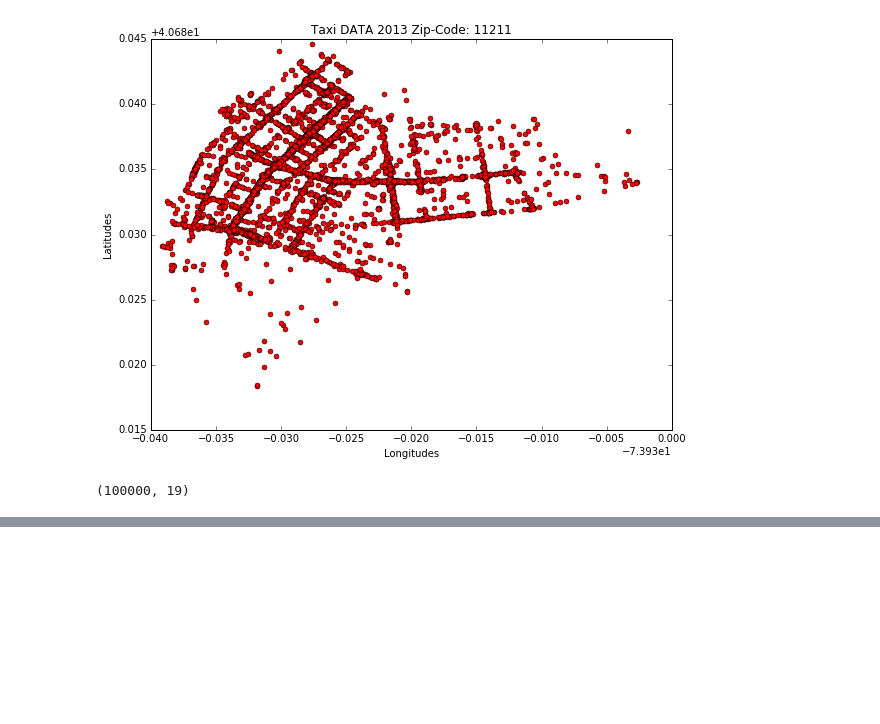
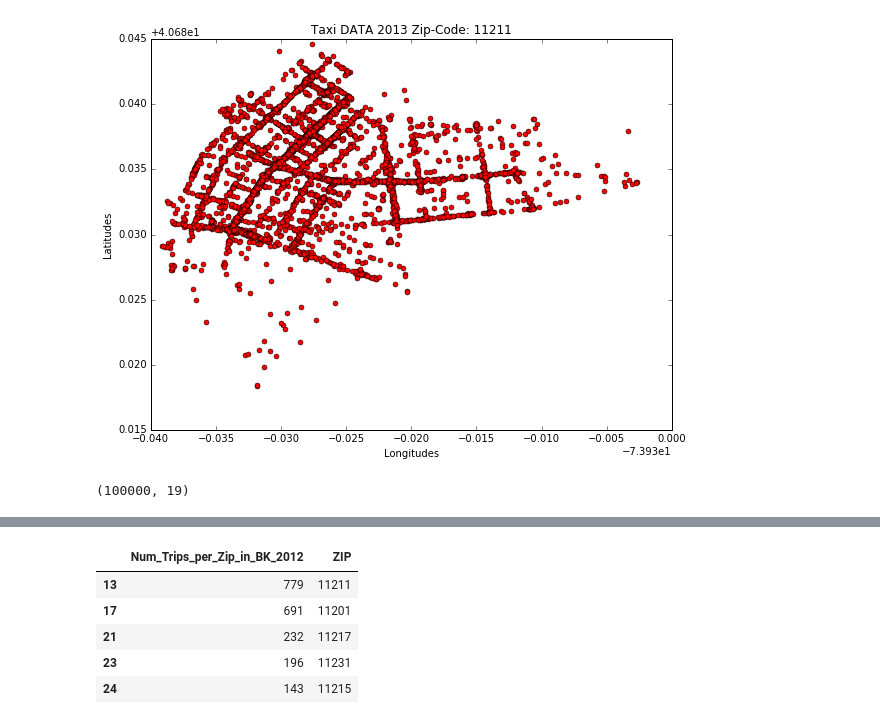
Before and after one commit to cjallow/DataScience-Project, a Jupyter notebook: TAXI_DATA_EXPLORATION-GENTRIFICATION_EXPLORER_CJ.ipynb, the cells around one changed output, grey strips where cells are left out. Cells and saved outputs as stored; diff of their text form; code cells hidden in the pictures; blank space fills up the shorter version.

```diff
--- a/TAXI_DATA_EXPLORATION-GENTRIFICATION_EXPLORER_CJ.ipynb
+++ b/TAXI_DATA_EXPLORATION-GENTRIFICATION_EXPLORER_CJ.ipynb
@@ -337,0 +396,10 @@ for i in range(1):
+# %%
+max_trip = BK_per_Zip_df_12.sort_values("Num_Trips_per_Zip_in_BK_2012", ascending = False)
+max_trip.head()
+# %% [output]
+|  | Num_Trips_per_Zip_in_BK_2012 | ZIP |
+| 13 | 779 | 11211 |
+| 17 | 691 | 11201 |
+| 21 | 232 | 11217 |
+| 23 | 196 | 11231 |
+| 24 | 143 | 11215 |
```
Also changed, not shown: parts of 19 cells of this notebook.
